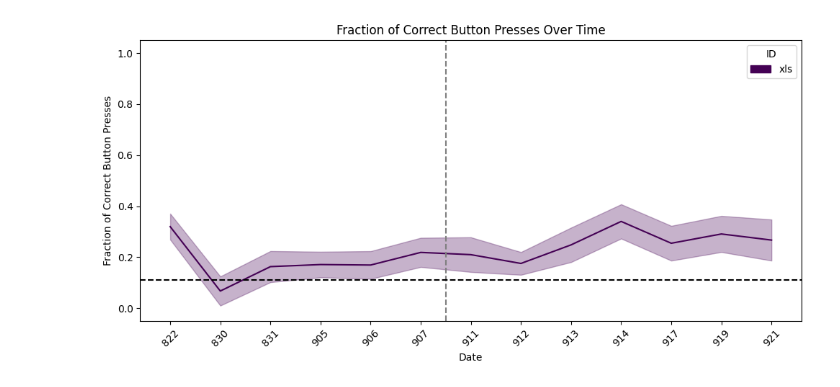
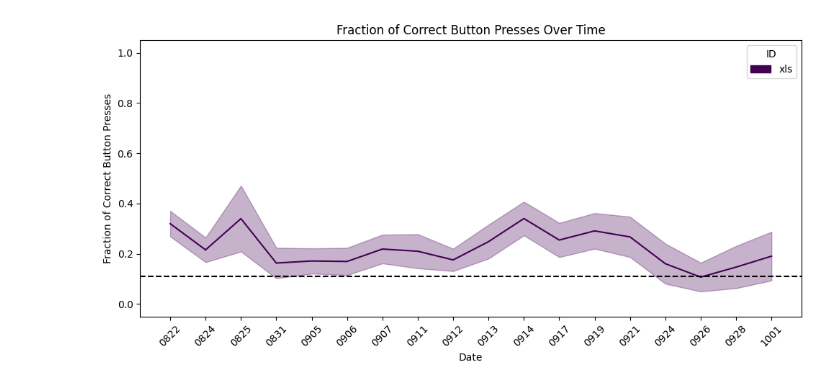
Before and after one commit to ColinAstry/Marmoset-Collaboration-On-Pad, a Jupyter notebook: Data_marmo_co2/button_fraction.ipynb, the cells around one changed output. Saved outputs shown, nothing was run; the diff lists cells and outputs as text; code cells hidden in the pictures.

```diff
--- a/Data_marmo_co2/button_fraction.ipynb
+++ b/Data_marmo_co2/button_fraction.ipynb
@@ -7,11 +7,13 @@ from statsmodels.stats.proportion import proportions_ztest
 import seaborn as sns
 import matplotlib.patches as mpatches
 
+file_path = r'D:\Research\MarmoCo2\Data\ToProcess_Hab\analysis\2024-11-02_butcounts.xlsx'
+
 # Read the data from the Excel file
-df = pd.read_excel(r'D:\Research\MarmoCo2\Data\ToProcess\analysis\2024-09-25_butcounts.xlsx')
+df = pd.read_excel(file_path)
 
 # Filter for 'hab1' and 'hab2' experiments
-df_filtered = df[df['experiment'].isin(['hab1', 'hab2'])]
+df_filtered = df
 
 df_filtered = df_filtered.copy()
 
@@ -31,7 +33,7 @@ df_daily = df_filtered.groupby(['date', 'id']).agg(
 ).reset_index()
 
 # Sort 'date' column in ascending order
-df_daily['date'] = df_daily['date'].astype(int)
+df_daily['date'] = df_daily['date'].astype(int).apply(lambda x: f"{x:04d}")
 df_daily = df_daily.sort_values('date')
 df_daily['date'] = df_daily['date'].astype(str)
 
@@ -50,40 +52,40 @@ unique_dates = df_daily['date'].unique() # Define the variable "unique_dates" by
 sns.lineplot(x='date', y='fraction_correct', hue='id', data=df_daily, palette=palette, hue_order=ids, sort=False)
 
 plt.xticks(ticks=range(len(unique_dates)), labels=unique_dates, rotation=90)
 
 for i, id in enumerate(ids):
     df_id = df_daily[df_daily['id'] == id]
     df_id = df_id.sort_values('date')
     #ax.errorbar(df_id['date'], df_id['fraction_correct'], yerr=[df_id['fraction_correct'] - df_id['ci_lower'], df_id['ci_upper'] - df_id['fraction_correct']], color=palette[id], label=id)
     ax.fill_between(df_id['date'], df_id['ci_lower'], df_id['ci_upper'], color=palette[id], alpha=0.3)
 
 ax.set_title('Fraction of Correct Button Presses Over Time')
 ax.set_xlabel('Date')
 ax.set_ylabel('Fraction of Correct Button Presses')
 ax.set_ylim([-0.05, 1.05])
 
 # Rotate x-axis labels for better visibility
 plt.xticks(rotation=45)
 
-# Add a vertical line at the midpoint between '321' and '327'
-pos_321 = list(df_filtered['date'].unique()).index('907')
-pos_327 = list(df_filtered['date'].unique()).index('911')
-midpoint = (pos_321 + pos_327) / 2
-plt.axvline(x=midpoint, color='gray', linestyle='--')
+# # Add a vertical line at the midpoint between '321' and '327'
+# pos_321 = list(df_filtered['date'].unique()).index('907')
+# pos_327 = list(df_filtered['date'].unique()).index('911')
+# midpoint = (pos_321 + pos_327) / 2
+# plt.axvline(x=midpoint, color='gray', linestyle='--')
 
 # Add a horizontal line at y=0.111
 plt.axhline(y=0.111, color='black', linestyle='--')
 
 # Create a custom legend
 patches = [mpatches.Patch(color=palette[id], label=id) for id in ids]
 plt.legend(handles=patches, title='ID')
 
 # Save and show the plot
 plt.tight_layout()
-plt.savefig(r'D:\Research\MarmoCo2\Data\ToProcess\analysis\hab1_countsfraction.png')
+plt.savefig(file_path.replace('.xlsx', '_fraction.png'))
 plt.show()
 # %% [output]
-[figure, old version]
+[figure, new version]
 # %%
 
 # from scipy.stats import ttest_1samp
```
Also changed, not shown: 14 other files.
